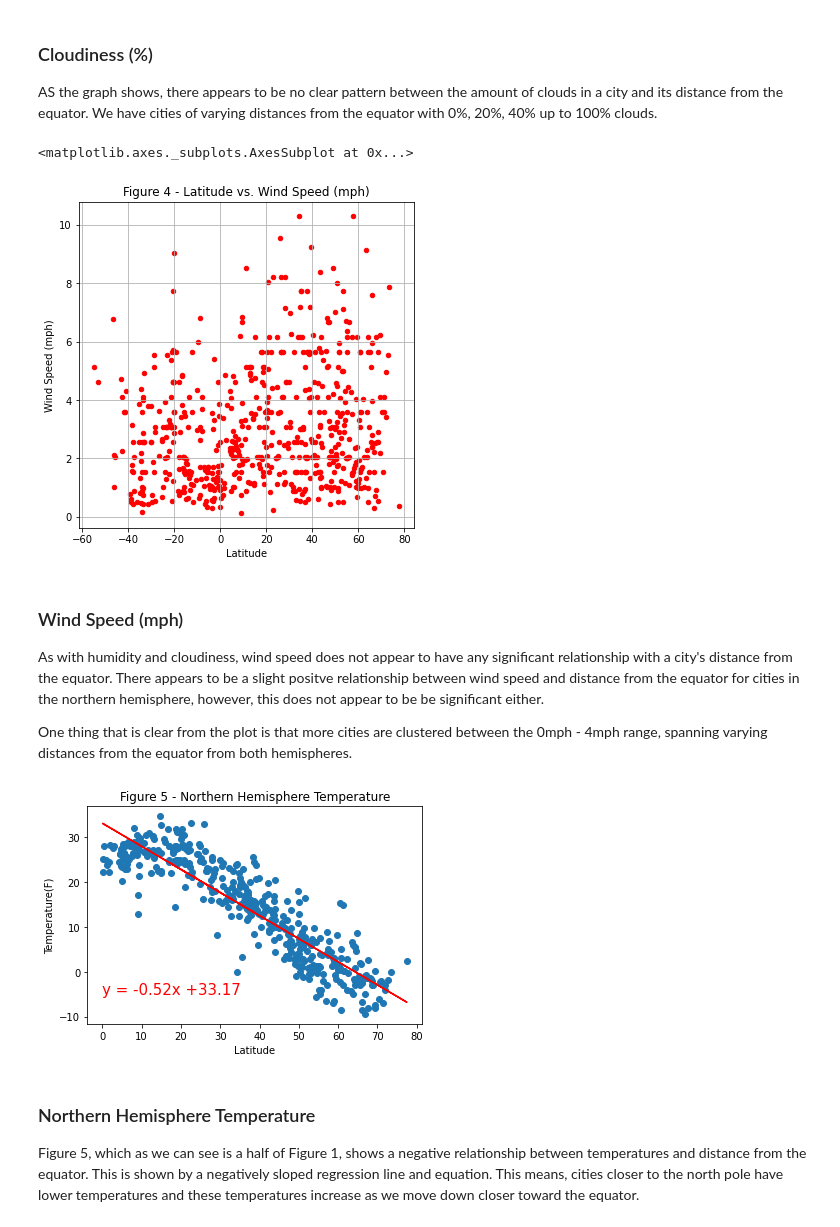
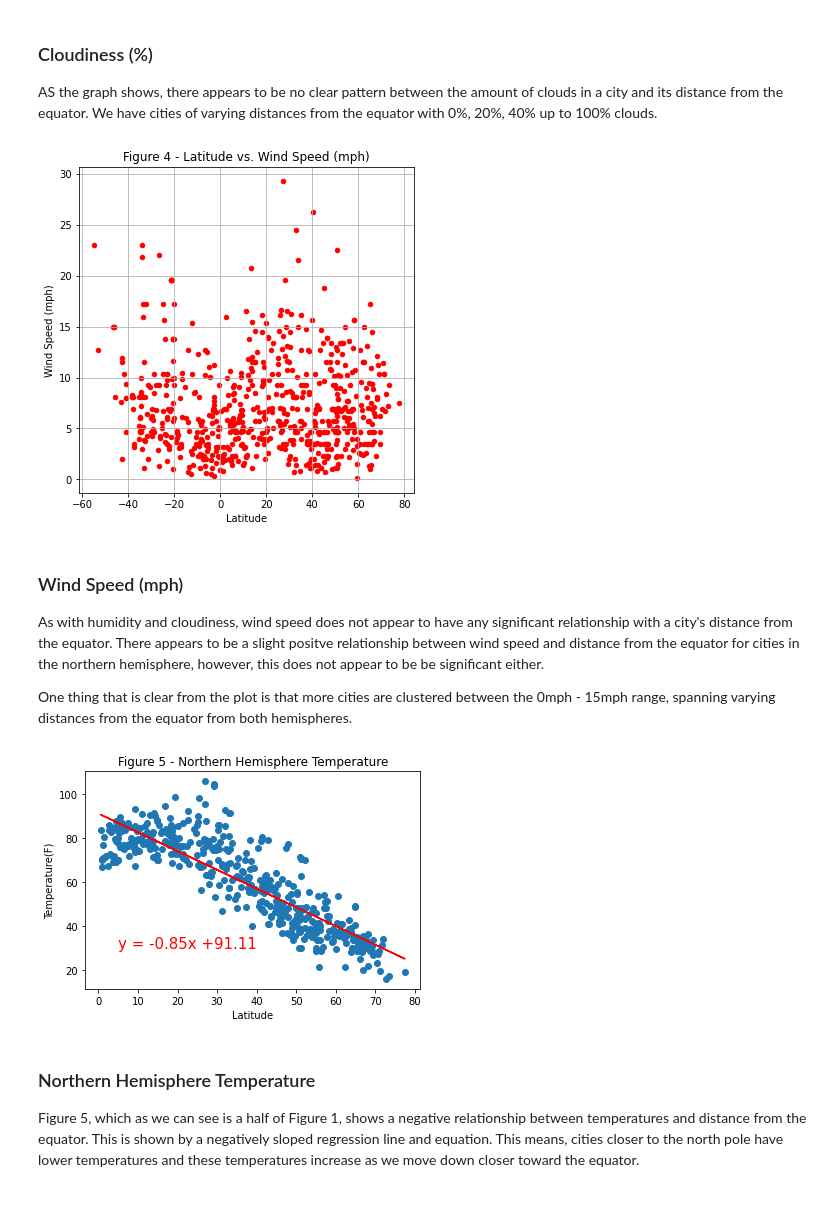
Before and after one commit to yukamara/python-api-challenge, a Jupyter notebook: WeatherPy/WeatherPy.ipynb, the cells around one changed output. Saved outputs shown, nothing was run; the diff lists cells and outputs as text; code cells hidden in the pictures.

```diff
--- a/WeatherPy/WeatherPy.ipynb
+++ b/WeatherPy/WeatherPy.ipynb
@@ -270,5 +262,8 @@ dtype: int64
 weatherData.to_csv("Data/Weather_Data.csv")
 # %% [markdown]
 ## Scatter Plots
+# %%
+# First load the saved dataframe
+df = pd.read_csv('Data/Weather_Data.csv')
 # %%
 # 1. Temperature (F) Vs Latitude
@@ -305,49 +300,50 @@ weatherData.plot.scatter(x='Latitude', y='Cloudiness (%)', grid=True, color='y',
 AS the graph shows, there appears to be no clear pattern between the amount of clouds in a city and its distance from the equator. We have cities of varying distances from the equator with 0%, 20%, 40% up to 100% clouds.
 # %%
 # 4. Wind Speed (mpg) Vs Latitude
-weatherData.plot.scatter(x='Latitude', y='Wind Speed (mph)', grid=True, color='r', figsize=(6,6), title='Figure 4 - Latitude vs. Wind Speed (mph)')
+df.plot.scatter(x='Latitude', y='Wind Speed (mph)', grid=True, color='r', figsize=(6,6), title='Figure 4 - Latitude vs. Wind Speed (mph)')
+plt.savefig("Images/fig4.png")
 # %% [output]
-<matplotlib.axes._subplots.AxesSubplot at 0x...>
-[figure, old version]
+[figure, new version]
 # %% [markdown]
 ### Wind Speed (mph)
 As with humidity and cloudiness, wind speed does not appear to have any significant relationship with a city's distance from the equator. There appears to be a slight positve relationship between wind speed and distance from the equator for cities in the northern hemisphere, however, this does not appear to be be significant either.
 
-One thing that is clear from the plot is that more cities are clustered between the 0mph - 4mph range, spanning varying distances from the equator from both hemispheres.
+One thing that is clear from the plot is that more cities are clustered between the 0mph - 15mph range, spanning varying distances from the equator from both hemispheres.
 # %%
 # Divide the dataframe into the northern (+ve lat) and southern (-ve lat) hemispheres
-weatherNorth = weatherData[weatherData['Latitude'] >= 0]
-weatherSouth = weatherData[weatherData['Latitude'] < 0]
+North_df = df[df['Latitude'] >= 0]
+South_df = df[df['Latitude'] < 0]
 # %%
 #Northern Hemisphere - Temperature (F) vs. Latitude
 
 # Define the x and y variables
-X = weatherNorth.loc[:,'Latitude'].values.reshape(-1, 1)
-Y = weatherNorth.loc[:,'Temperature (F)'].values.reshape(-1, 1)
+X = North_df.loc[:,'Latitude'].values.reshape(-1, 1)
+Y = North_df.loc[:,'Temperature (F)'].values.reshape(-1, 1)
 
 #Fit the lr line
 lr = LinearRegression()
 lr.fit(X, Y)
 Y_pred = lr.predict(X)
 
 # get x, y values to calculate the regression parameters
-lat = weatherNorth.loc[:,'Latitude']
-temp = weatherNorth.loc[:,'Temperature (F)']
+lat = North_df.loc[:,'Latitude']
+temp = North_df.loc[:,'Temperature (F)']
 
 # calculate the parameters and get the regression equation
 (slope, intercept, rvalue, pvalue, stderr) = linregress(lat, temp)
 line_eq = "y = " + str(round(slope, 2)) + "x +" + str(round(intercept,2))
 
 #Visualize the results in a scatter plot
 plt.scatter(X, Y)
 plt.plot(X, Y_pred, color='r')
-plt.annotate(line_eq, (0,-5), fontsize=15, color="r")
+plt.annotate(line_eq, (5,30), fontsize=15, color="r")
 plt.ylabel('Temperature(F)')
 plt.xlabel('Latitude')
 plt.title('Figure 5 - Northern Hemisphere Temperature')
+plt.savefig("Images/fig5.png")
 plt.show()
 # %% [output]
-[figure, old version]
+[figure, new version]
 # %% [markdown]
 ### Northern Hemisphere Temperature
 Figure 5, which as we can see is a half of Figure 1, shows a negative relationship between temperatures and distance from the equator. This is shown by a negatively sloped regression line and equation. This means, cities closer to the north pole have lower temperatures and these temperatures increase as we move down closer toward the equator.
```
Also changed, not shown: parts of 28 cells of this notebook, 1 other file.
